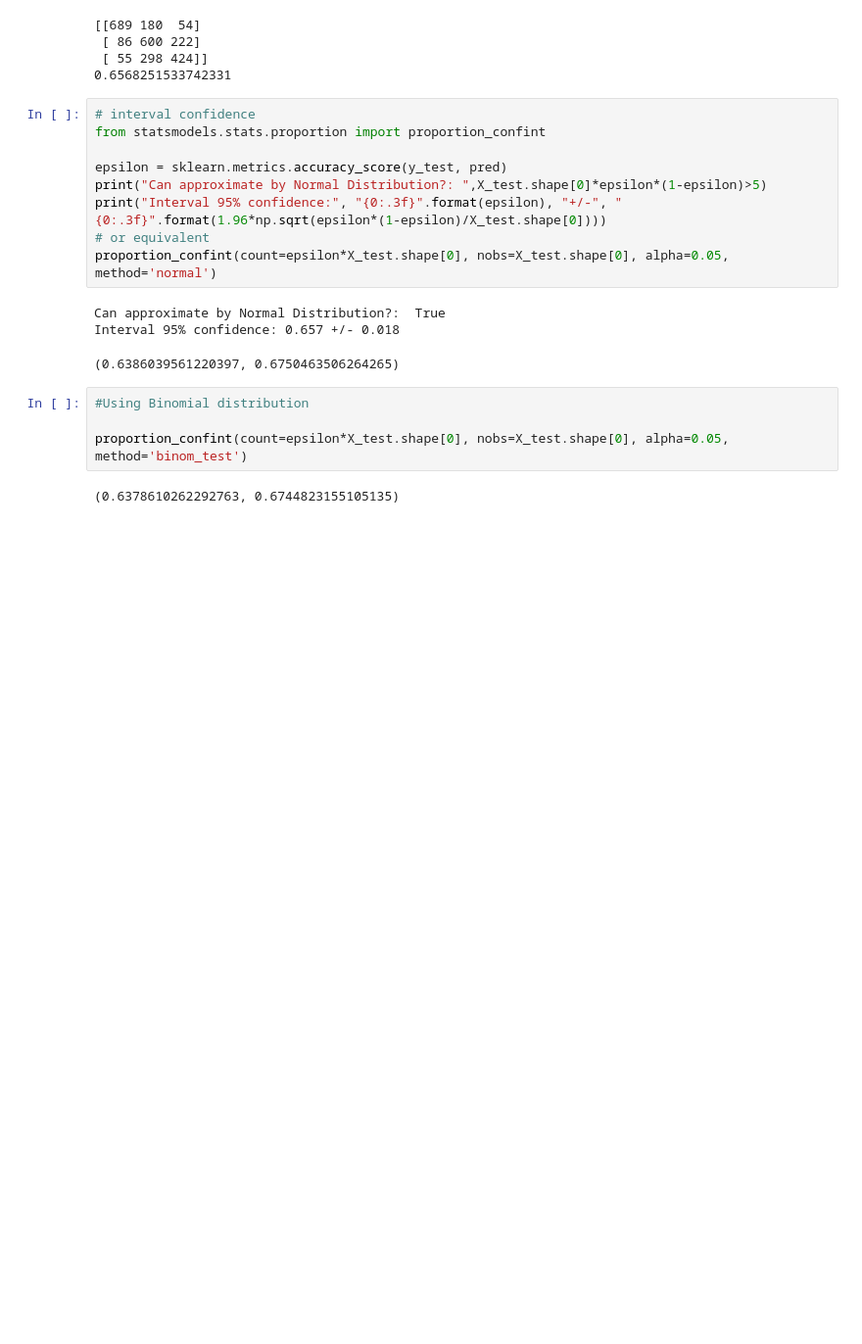
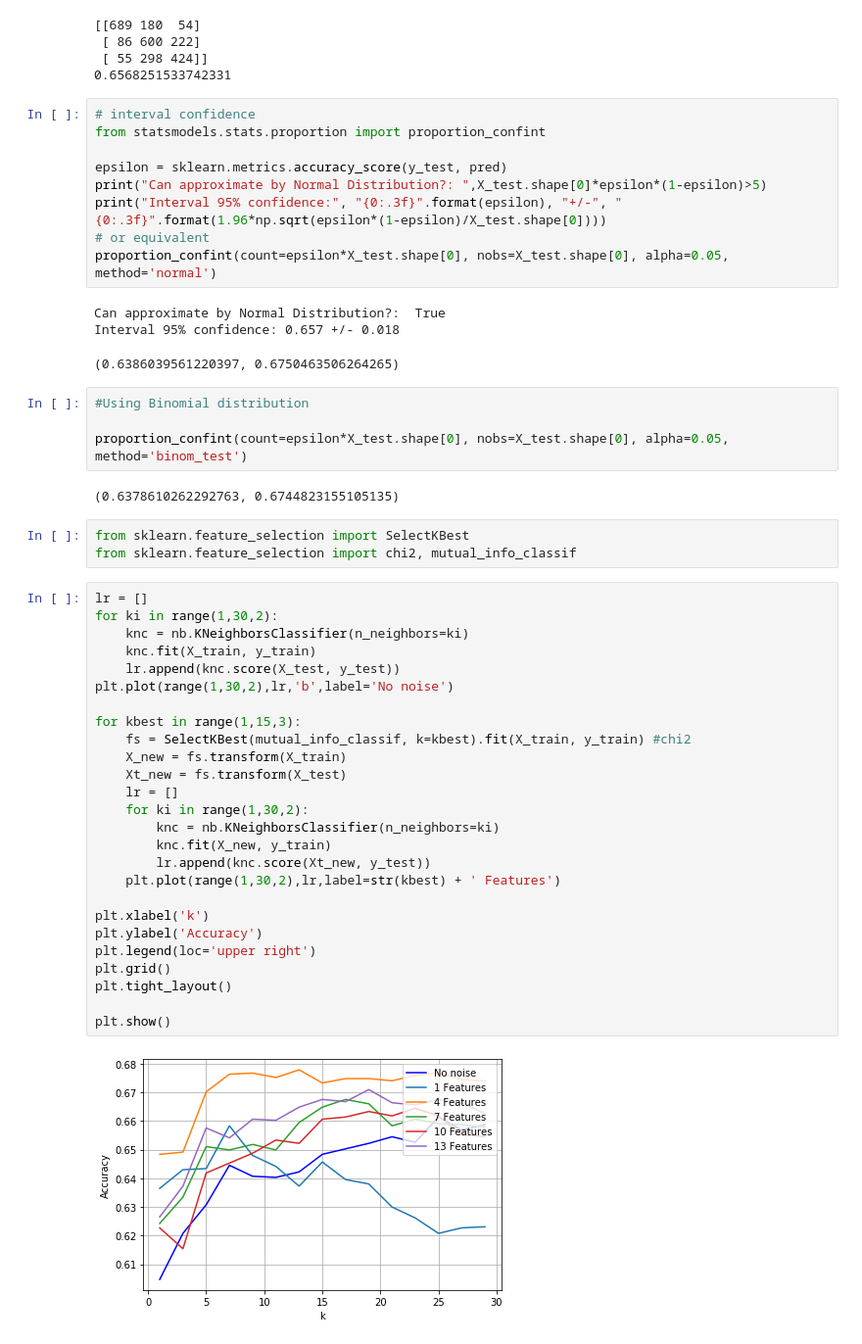
Before and after one commit to feliperamis/spotify-track-prediction, a Jupyter notebook: Practice2/KNN.ipynb, the cells around one changed output. Shown at 98% size. Drawn from its saved outputs; the diff is of its cells as text; blank space fills up the shorter version.

```diff
--- a/Practice2/KNN.ipynb
+++ b/Practice2/KNN.ipynb
@@ -171,3 +172,34 @@ Interval 95% confidence: 0.657 +/- 0.018
 proportion_confint(count=epsilon*X_test.shape[0], nobs=X_test.shape[0], alpha=0.05, method='binom_test')
 # %% [output]
 (0.6378610262292763, 0.6744823155105135)
+# %%
+from sklearn.feature_selection import SelectKBest
+from sklearn.feature_selection import chi2, mutual_info_classif
+# %%
+lr = []
+for ki in range(1,30,2):
+    knc = nb.KNeighborsClassifier(n_neighbors=ki)
+    knc.fit(X_train, y_train)
+    lr.append(knc.score(X_test, y_test))
+plt.plot(range(1,30,2),lr,'b',label='No noise')
+
+for kbest in range(1,15,3):
+    fs = SelectKBest(mutual_info_classif, k=kbest).fit(X_train, y_train) #chi2
+    X_new = fs.transform(X_train)
+    Xt_new = fs.transform(X_test)
+    lr = []
+    for ki in range(1,30,2):
+        knc = nb.KNeighborsClassifier(n_neighbors=ki)
+        knc.fit(X_new, y_train)
+        lr.append(knc.score(Xt_new, y_test))
+    plt.plot(range(1,30,2),lr,label=str(kbest) + ' Features')
+
+plt.xlabel('k')
+plt.ylabel('Accuracy')
+plt.legend(loc='upper right')
+plt.grid()
+plt.tight_layout()
+
+plt.show()
+# %% [output]
+[figure, added]
```
Also changed, not shown: parts of 1 cell of this notebook.
